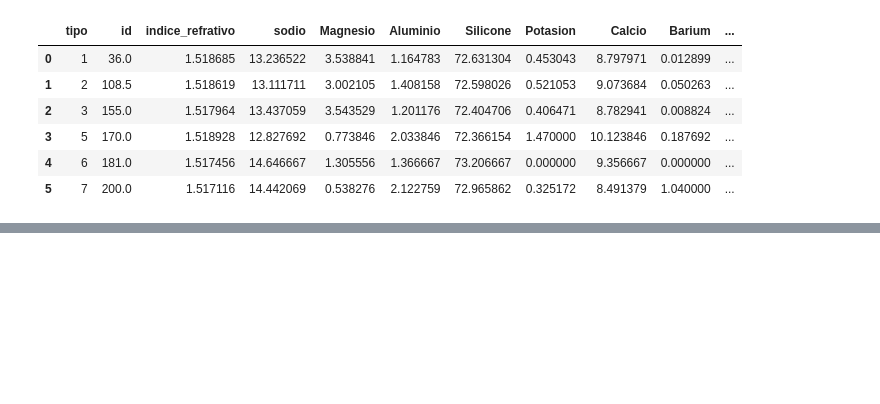
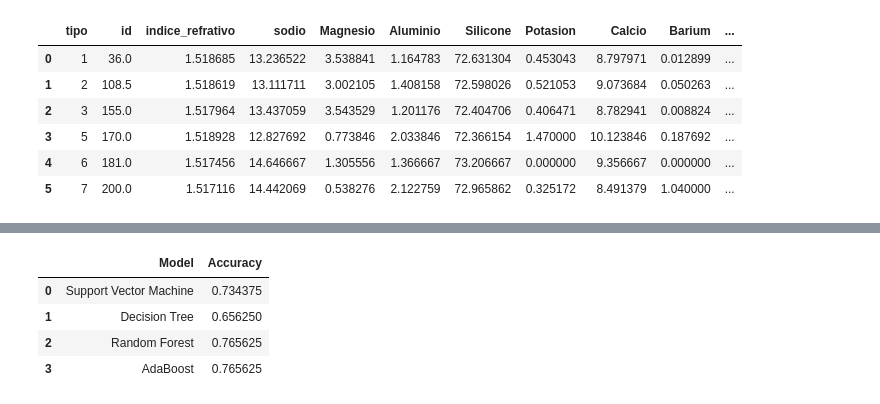
Before and after one commit to Guilherme2020/tesi-02-avaliation, a Jupyter notebook: tesiAvaliacao02.ipynb, the cells around one changed output, grey strips where cells are left out. Cells and saved outputs as stored; diff of their text form; code cells hidden in the pictures; blank space fills up the shorter version.

```diff
--- a/tesiAvaliacao02.ipynb
+++ b/tesiAvaliacao02.ipynb
@@ -141,0 +250,46 @@ grouBy
+# %%
+#Algoritmo SVC
+
+svm = SVC()
+svm.fit(X_train,y_train)
+y_predict  = svm.predict(X_test)
+
+metrica_svm = metrics.accuracy_score(y_predict,y_test)
+
+
+#algoritmo Decision Tree
+dec_tree = DecisionTreeClassifier()
+dec_tree.fit(X_train, y_train)
+y_predict = dec_tree.predict(X_test)
+
+metrica_dctree = metrics.accuracy_score(y_predict, y_test)
+
+
+
+#algoritmo Random Forest
+rand_for = RandomForestClassifier(max_depth=3, min_samples_split=2, n_estimators=50, random_state=1)
+rand_for.fit(X_train, y_train)
+y_predict = rand_for.predict(X_test)
+metric_random = metrics.accuracy_score(y_predict, y_test)
+
+
+#Adaboost
+adaBoost =  AdaBoostClassifier(DecisionTreeClassifier(max_depth=1),
+                         algorithm="SAMME",
+                         n_estimators=200)
+
+adaBoost.fit(X_train,y_train)
+adaBoost.score(X_test,y_test)
+metric_ada = metrics.accuracy_score(y_predict, y_test)
+
+
+
+pd.DataFrame([['Support Vector Machine', metrica_svm],
+                             ['Decision Tree', metrica_dctree], ['Random Forest', metric_random],['AdaBoost',metric_ada]],
+                                 columns=['Model', 'Accuracy'])
+# %% [output]
+|  | Model | Accuracy |
+| 0 | Support Vector Machine | 0.734375 |
+| 1 | Decision Tree | 0.656250 |
+| 2 | Random Forest | 0.765625 |
+| 3 | AdaBoost | 0.765625 |
```
Also changed, not shown: parts of 10 cells of this notebook, 1 other file.
